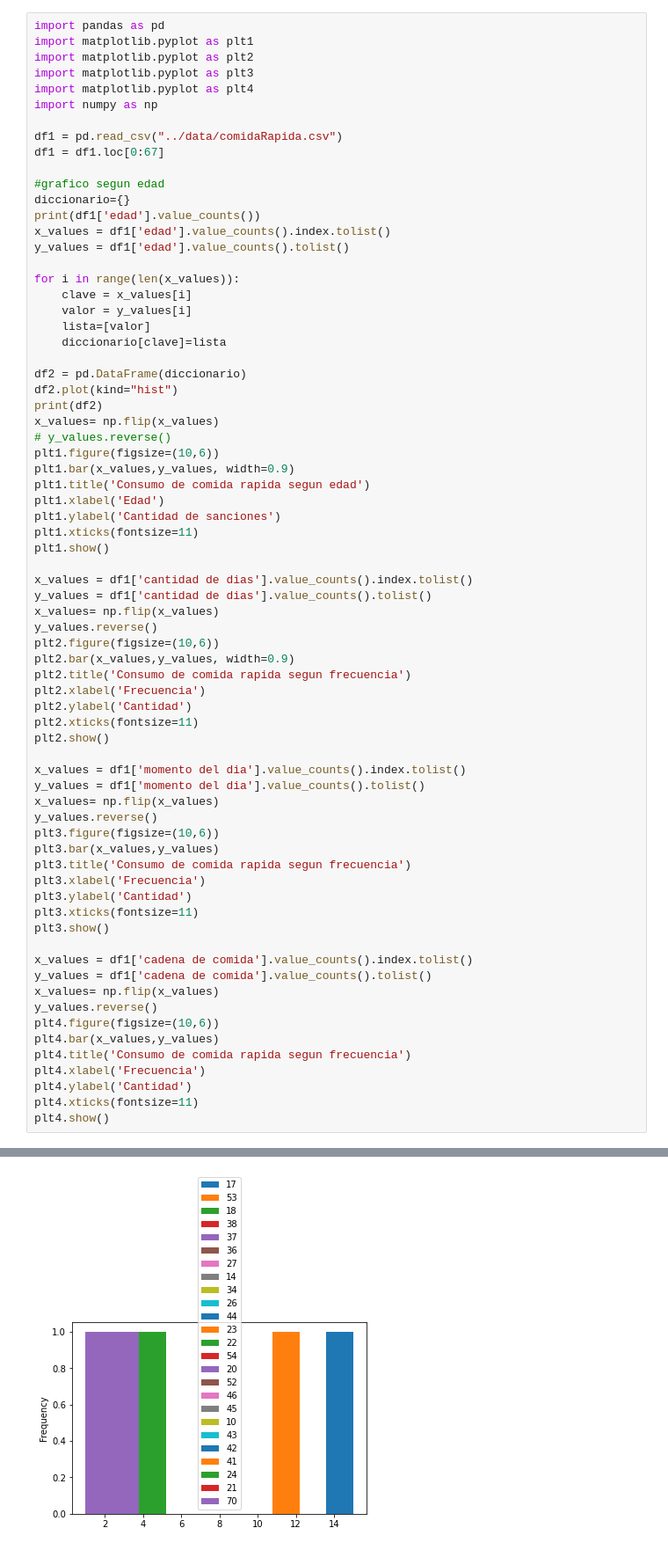
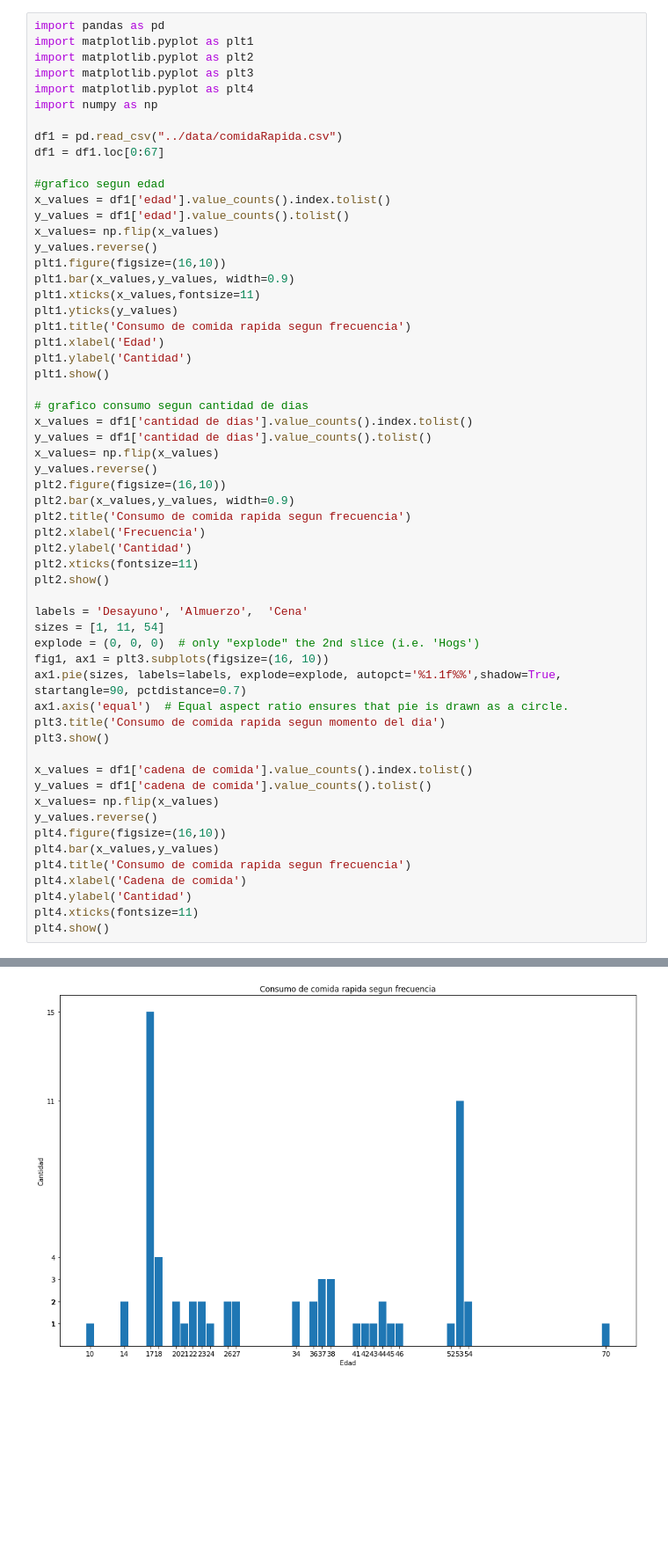
Before and after one commit to Magali-Cristobo/Taller-soporte-informatico, a Jupyter notebook: proyectoAnaconda/notebooks/analisisComidaRapida.ipynb, the cells around one changed output, grey strips where cells are left out. Shown: that part at 88% size. Drawn from its saved outputs; the diff is of its cells as text; blank space fills up the shorter version.

```diff
--- a/proyectoAnaconda/notebooks/analisisComidaRapida.ipynb
+++ b/proyectoAnaconda/notebooks/analisisComidaRapida.ipynb
@@ -10,35 +15,25 @@ df1 = pd.read_csv("../data/comidaRapida.csv")
 df1 = df1.loc[0:67]
 
 #grafico segun edad
-diccionario={}
-print(df1['edad'].value_counts())
 x_values = df1['edad'].value_counts().index.tolist()
 y_values = df1['edad'].value_counts().tolist()
-
-for i in range(len(x_values)):
-    clave = x_values[i]
-    valor = y_values[i]
-    lista=[valor]
-    diccionario[clave]=lista
-
-df2 = pd.DataFrame(diccionario)
-df2.plot(kind="hist")
-print(df2)
 x_values= np.flip(x_values)
-# y_values.reverse()
-plt1.figure(figsize=(10,6))
+y_values.reverse()
+plt1.figure(figsize=(16,10))
 plt1.bar(x_values,y_values, width=0.9)
-plt1.title('Consumo de comida rapida segun edad')
+plt1.xticks(x_values,fontsize=11)
+plt1.yticks(y_values)
+plt1.title('Consumo de comida rapida segun frecuencia')
 plt1.xlabel('Edad')
-plt1.ylabel('Cantidad de sanciones')
-plt1.xticks(fontsize=11)
+plt1.ylabel('Cantidad')
 plt1.show()
 
+# grafico consumo segun cantidad de dias
 x_values = df1['cantidad de dias'].value_counts().index.tolist()
 y_values = df1['cantidad de dias'].value_counts().tolist()
 x_values= np.flip(x_values)
 y_values.reverse()
-plt2.figure(figsize=(10,6))
+plt2.figure(figsize=(16,10))
 plt2.bar(x_values,y_values, width=0.9)
 plt2.title('Consumo de comida rapida segun frecuencia')
 plt2.xlabel('Frecuencia')
@@ -46,26 +41,23 @@ plt2.ylabel('Cantidad')
 plt2.xticks(fontsize=11)
 plt2.show()
 
-x_values = df1['momento del dia'].value_counts().index.tolist()
-y_values = df1['momento del dia'].value_counts().tolist()
-x_values= np.flip(x_values)
-y_values.reverse()
-plt3.figure(figsize=(10,6))
-plt3.bar(x_values,y_values)
-plt3.title('Consumo de comida rapida segun frecuencia')
-plt3.xlabel('Frecuencia')
-plt3.ylabel('Cantidad')
-plt3.xticks(fontsize=11)
+labels = 'Desayuno', 'Almuerzo',  'Cena'
+sizes = [1, 11, 54]
+explode = (0, 0, 0)  # only "explode" the 2nd slice (i.e. 'Hogs')
+fig1, ax1 = plt3.subplots(figsize=(16, 10))
+ax1.pie(sizes, labels=labels, explode=explode, autopct='%1.1f%%',shadow=True, startangle=90, pctdistance=0.7)
+ax1.axis('equal')  # Equal aspect ratio ensures that pie is drawn as a circle.
+plt3.title('Consumo de comida rapida segun momento del dia')
 plt3.show()
 
 x_values = df1['cadena de comida'].value_counts().index.tolist()
 y_values = df1['cadena de comida'].value_counts().tolist()
 x_values= np.flip(x_values)
 y_values.reverse()
-plt4.figure(figsize=(10,6))
+plt4.figure(figsize=(16,10))
 plt4.bar(x_values,y_values)
 plt4.title('Consumo de comida rapida segun frecuencia')
-plt4.xlabel('Frecuencia')
+plt4.xlabel('Cadena de comida')
 plt4.ylabel('Cantidad')
 plt4.xticks(fontsize=11)
 plt4.show()
@@ -90 +65 @@ plt4.show()
-[figure, old version]
+[figure, new version]
```
Also changed, not shown: parts of 4 cells of this notebook.
